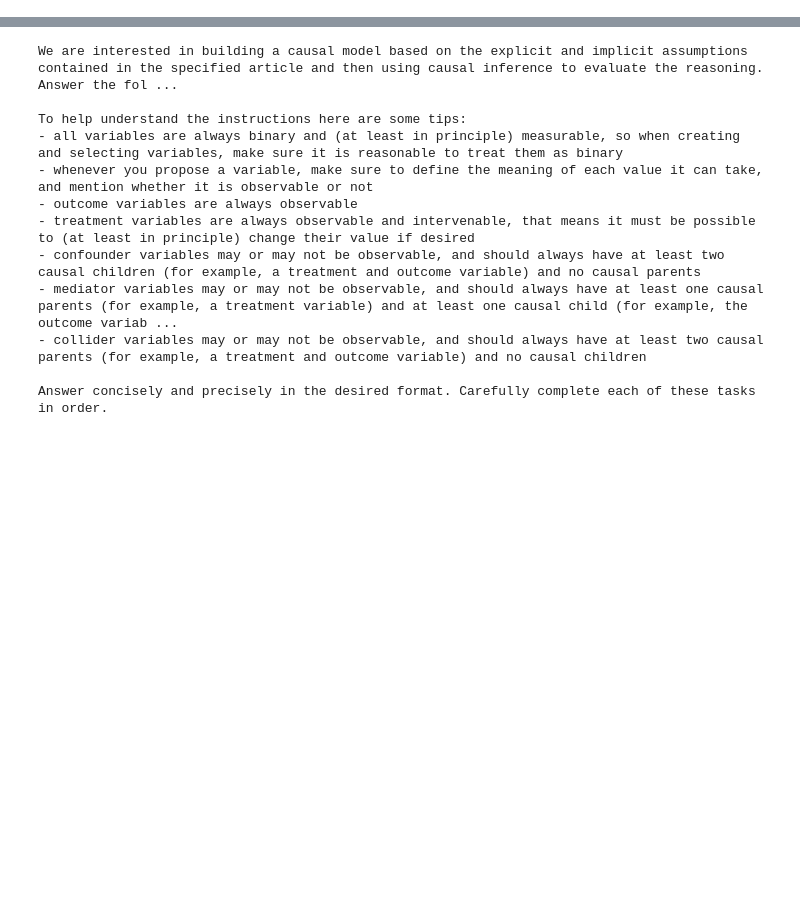
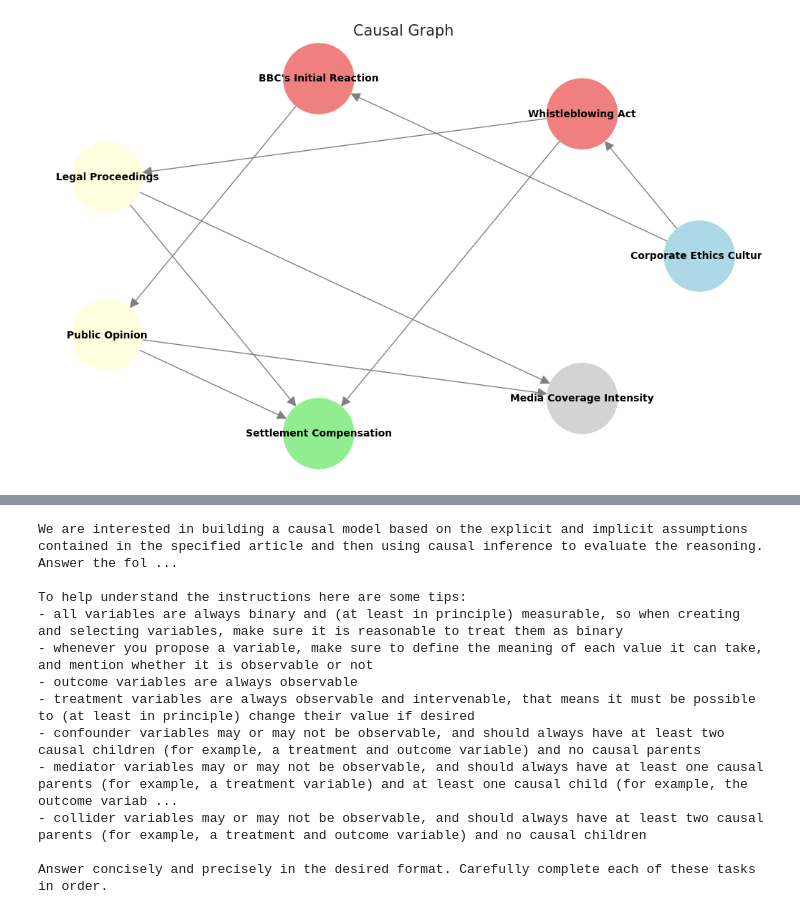
Before and after one commit to felixludos/cladder, a Jupyter notebook: notebooks/query_probs.ipynb, the cells around one changed output, grey strips where cells are left out. Saved outputs shown, nothing was run; the diff lists cells and outputs as text; code cells hidden in the pictures; blank space fills up the shorter version.

```diff
--- a/notebooks/query_probs.ipynb
+++ b/notebooks/query_probs.ipynb
@@ -77,0 +209,23 @@ Answer concisely and precisely in the desired format.'''#.replace('{', '{{').rep
+# %%
+G = nx.DiGraph()
+
+# Add nodes and edges to the graph
+for node in nodes:
+    G.add_node(node['name'], type=node['type'], observed=node['observed'])
+
+    for parent in node['parents']:
+        G.add_edge(parent, node['name'])
+
+# Define node colors based on type
+node_colors = {'treatment': 'lightcoral', 'outcome': 'lightgreen', 'confounder': 'lightblue', 'mediator': 'lightyellow', 'collider': 'lightgray'}
+colors = [node_colors[G.nodes[n]['type']] for n in G.nodes]
+
+# Draw the graph
+plt.figure(figsize=(10, 6))
+# pos = nx.spring_layout(G)
+pos = nx.circular_layout(G)
+nx.draw(G, pos, with_labels=True, node_color=colors, node_size=5000, font_size=10, font_weight='bold', edge_color='gray', arrowsize=20)
+plt.title('Causal Graph', size=15);
+plt.tight_layout();
+# %% [output]
+[figure, added]
```
Also changed, not shown: parts of 25 cells of this notebook, 10 other files.
